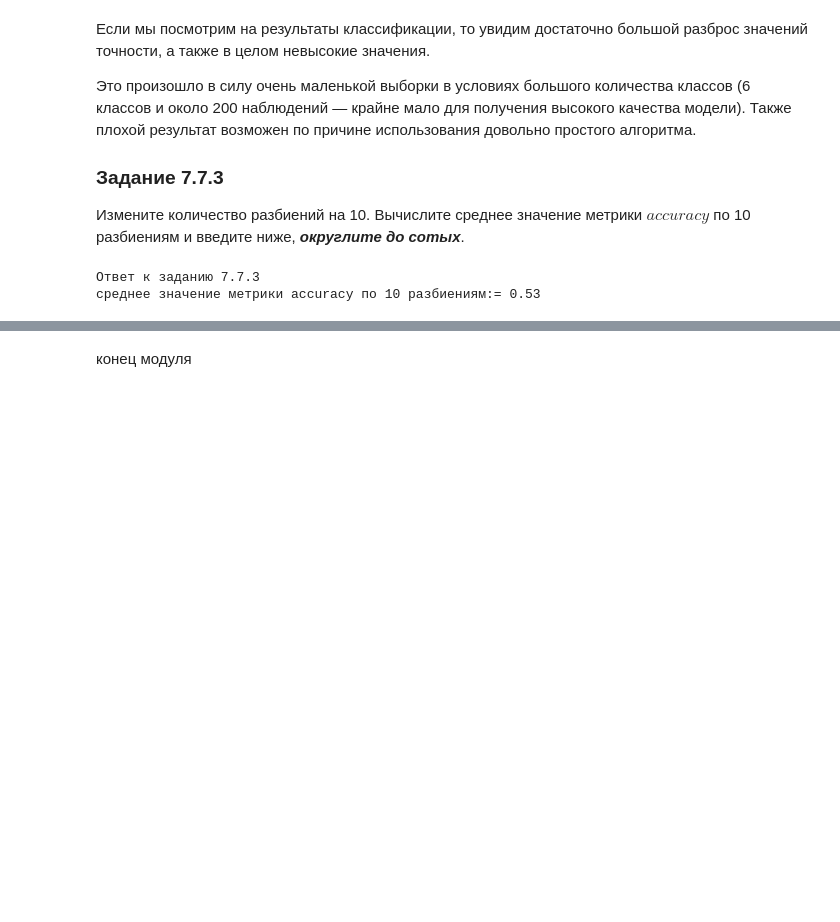
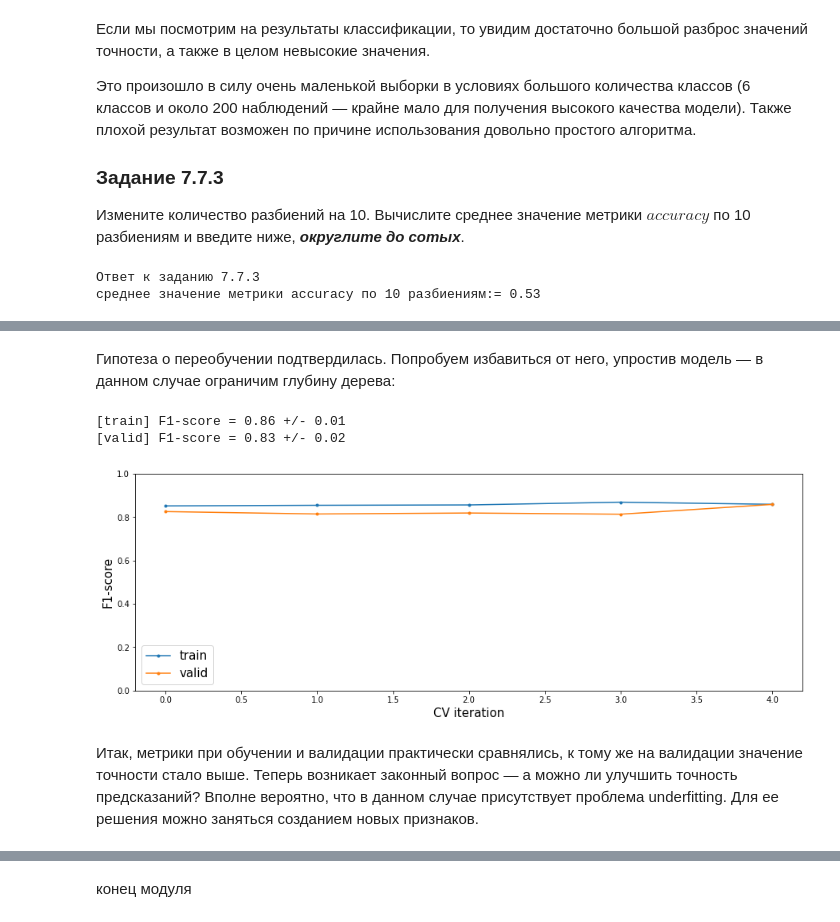
Before and after one commit to geshem14/my_study, a Jupyter notebook: SkillFactory/DST_10/unit_4/ML_7_Валидация_данных_и_оценка_модели/ML_7_Валидация_данных_и_оценка_модели.ipynb, the cells around one changed output, grey strips where cells are left out. Saved outputs shown, nothing was run; the diff lists cells and outputs as text; code cells hidden in the pictures; blank space fills up the shorter version.

```diff
--- a/SkillFactory/DST_10/unit_4/ML_7_Валидация_данных_и_оценка_модели/ML_7_Валидация_данных_и_оценка_модели.ipynb
+++ b/SkillFactory/DST_10/unit_4/ML_7_Валидация_данных_и_оценка_модели/ML_7_Валидация_данных_и_оценка_модели.ipynb
@@ -532,0 +731,12 @@ print(f"среднее значение метрики accuracy по 10 разб
+# %% [markdown]
+Гипотеза о переобучении подтвердилась. Попробуем избавиться от него, упростив модель — в данном случае ограничим глубину дерева:
+# %%
+clf = DecisionTreeClassifier(max_depth=5, random_state=456)
+cv_metrics = cross_validate(clf, X, y, cv=5, scoring='f1_micro', return_train_score=True)
+plot_cv_metrics(cv_metrics)
+# %% [output]
+[train] F1-score = 0.86 +/- 0.01
+[valid] F1-score = 0.83 +/- 0.02
+[figure, added]
+# %% [markdown]
+Итак, метрики при обучении и валидации практически сравнялись, к тому же на валидации значение точности стало выше. Теперь возникает законный вопрос — а можно ли улучшить точность предсказаний? Вполне вероятно, что в данном случае присутствует проблема underfitting. Для ее решения можно заняться созданием новых признаков.
```
Also changed, not shown: parts of 40 cells of this notebook.
